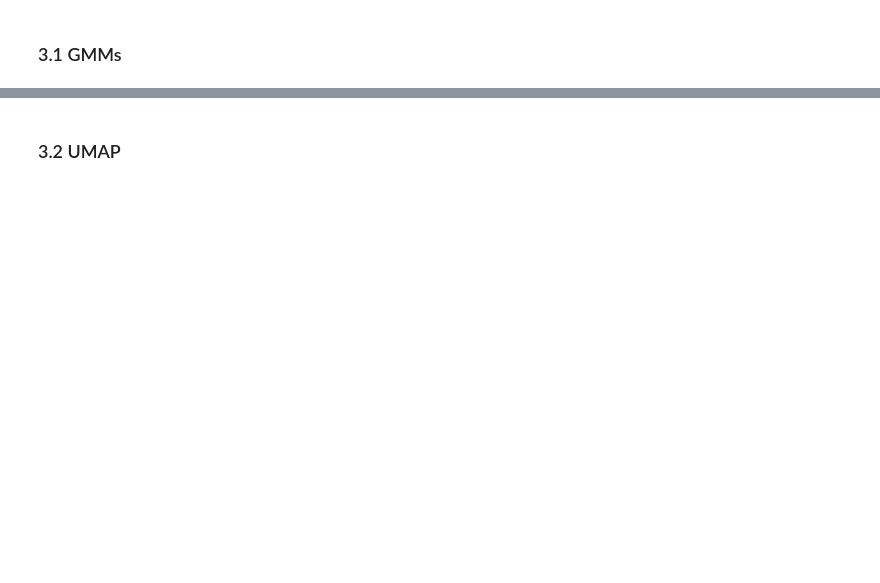
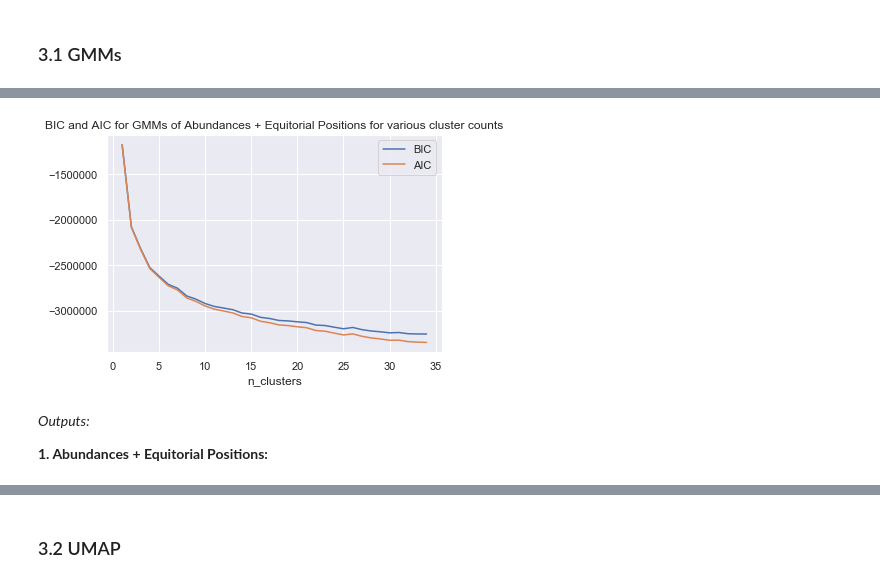
Before and after one commit to nickk124/stellardatamining, a Jupyter notebook: cannon_project_final.ipynb, the cells around one changed output, grey strips where cells are left out. Cells and saved outputs as stored; diff of their text form; code cells hidden in the pictures; blank space fills up the shorter version.

```diff
--- a/cannon_project_final.ipynb
+++ b/cannon_project_final.ipynb
@@ -116,7 +116,7 @@ for i in range(len(myArr)):
         val=0.0
         #IF the value is bad, replace with a NaN to take up less data
         if (colNom == "NA_H_ERR"):
-            valInd = 2+k-23
+            valInd = 2+k-24
             if (newArr[i,valInd]<=-100.0):
                 newArr[i,valInd] = np.nan
                 val=np.nan
@@ -125,7 +125,7 @@ for i in range(len(myArr)):
 
         if ("_ERR" in colNom) and (myrow[j] >=1) and not ("TEFF" in colNom):
             val = np.nan
-            valInd = 2+k-23
+            valInd = 2+k-24
             newArr[i,valInd]=np.nan
 
         else:
@@ -202,0 +317,49 @@ import umap
+# %%
+# create high-dimensional datasets for (excluding effective temperature, surface gravity,
+# and overall abundance measurements as we didn't think they'd be relavant):
+
+badcols_ab_pos = ["TEFF", "LOGG", "M_H", "ALPHA_M", 'RAD_VEL']  # abundances + equitorial positions
+badcols_ab_vel = ["TEFF", "LOGG", "M_H", "ALPHA_M", 'RA_HRS', 'DEC_DEG'] # abundances + velocity
+badcols_ab_phase = ["TEFF", "LOGG", "M_H", "ALPHA_M"] # abundances + positions + velocity
+
+ab_pos_df = master_df.drop(columns=[col for col in master_df.columns if col in badcols_ab_pos])# get rid of err columns (don't care about these)
+ab_vel_df = master_df.drop(columns=[col for col in master_df.columns if col in badcols_ab_vel])# get rid of err columns (don't care about these)
+ab_phase_df = master_df.drop(columns=[col for col in master_df.columns if col in badcols_ab_phase])# get rid of err columns (don't care about these)
+
+# get rid of rows with NaNs
+ab_pos_df = ab_pos_df.dropna()
+ab_vel_df = ab_vel_df.dropna()
+ab_phase_df = ab_phase_df.dropna()
+# %%
+# Run GMMs over 1 - 35 clusters on the above three datasets
+# THESE TAKE A WHILE, so we included imgs of the outputs below.
+
+max_clusters = 35
+names = {"ab_pos_df": "Abundances + Equitorial Positions",
+        "ab_vel_df": "Abundances + Velocities",
+         "ab_phase_df": "Abundances + Equitorial Positions + Velocities"
+        }
+dfs = {"ab_pos_df": ab_pos_df,
+        "ab_vel_df": ab_vel_df,
+         "ab_phase_df": ab_phase_df
+        }
+
+for k in dfs:
+    u = dfs[k]
+    n_estimators = np.arange(1, max_clusters)
+    clfs = [GaussianMixture(n_components=n, covariance_type='full').fit(u) for n in n_estimators]
+    bics = [clf.bic(u) for clf in clfs]
+    aics = [clf.aic(u) for clf in clfs]
+
+    plt.title("BIC and AIC for GMMs of {} for various cluster counts".format(names[k]))
+    plt.plot(n_estimators, bics, label='BIC')
+    plt.plot(n_estimators, aics, label='AIC')
+    plt.xlabel("n_clusters")
+    plt.legend()
+    plt.show()
+# %% [output]
+[figure, added]
+# %% [markdown]
+*Outputs:*
+
+**1. Abundances + Equitorial Positions:**
```
Also changed, not shown: parts of 18 cells of this notebook, 1 other file.
